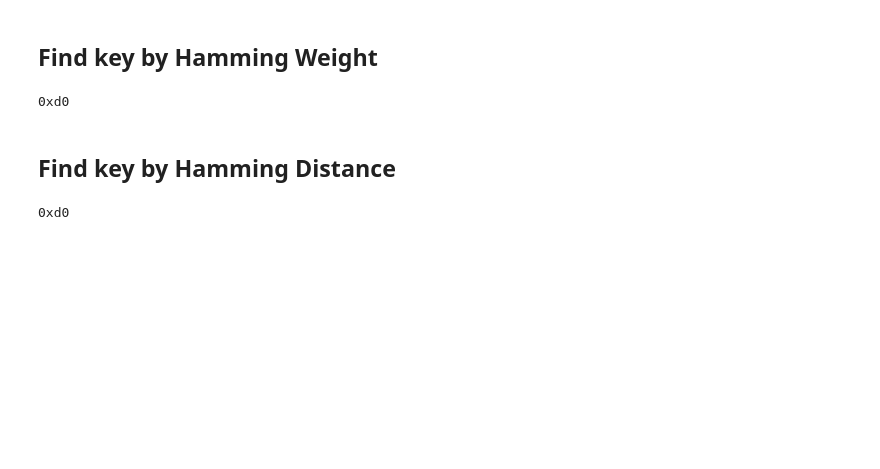
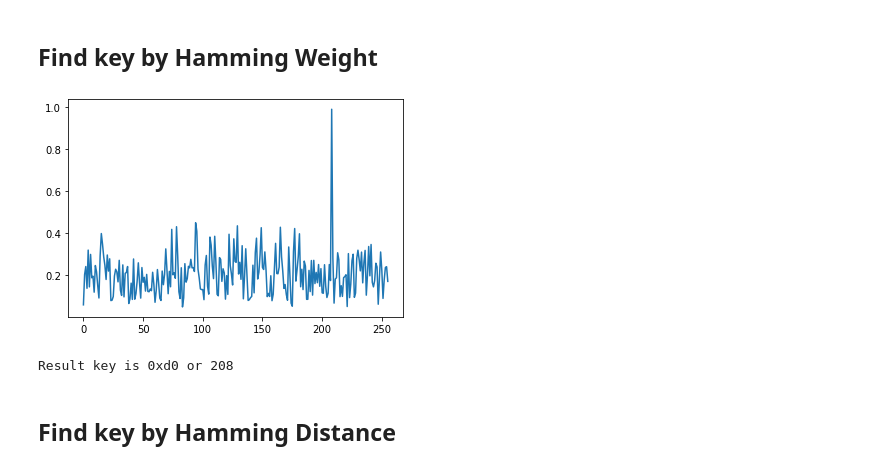
Before and after one commit to kfirgirstein/Hardware_Security_HW_049017, a Jupyter notebook: HW/HW2/part1.ipynb, the cells around one changed output. Drawn from its saved outputs; the diff is of its cells as text; code cells hidden in the pictures; blank space fills up the shorter version.

```diff
--- a/HW/HW2/part1.ipynb
+++ b/HW/HW2/part1.ipynb
@@ -16,13 +26,18 @@ At the end of this stage you have "in your hands" two matrices with the help of
 # %%
-CIPHERFILE_PATH = "./Resources/CIPHERFILE.dat"
+AVICHART_PATH = "./Resources/AVICHART.dat"
 SAMPLEFILE_PATH = "./Resources/SAMPLEFILE.dat"
 SAMPLEFILE_HD_PATH = "./Resources/SAMPLEFILE_HD.dat"
 SAMPLEFREQFILE_PATH = "./Resources/SAMPLEFREQFILE.dat"
 # %%
-cipher = []
-with open(CIPHERFILE_PATH,"r") as fp:
+HD_table = []
+HW_table = []
+C_P_table = []
+with open(AVICHART_PATH,"r") as fp:
     for line in fp:
-        cipher += [line.split()]
-display(len(cipher))
+        temp = line.split()
+        C_P_table += [[temp[0],temp[1]]]
+        HW_table += [temp[2:14]]
+        HD_table += [temp[14:]]
+display(len(C_P_table))
 # %% [output]
 5000
@@ -83,15 +135,18 @@ InvSbox = (
 
 # TARGET_BYTE = 4
 BIT_MASK = 2**5
+HW_max_list = []
+HD_max_list = []
+keys_guesses = [i for i in range(256)]
 # %% [markdown]
 ## Find key by Hamming Weight
 # %%
 key = -1
 _max = 0
-for key_guess in range(256):
-    p_0 = np.zeros(12)
+for key_guess in keys_guesses:
+    p_0 = np.zeros(12) #The differences are averages of LSB = 0
     n_0 = 0
-    p_1 = np.zeros(12)
+    p_1 = np.zeros(12) #The differences are averages of LSB = 1
     n_1 = 0
     for idx in range(256):
         select_bit = 0 if (InvSbox[key_guess ^ idx] & BIT_MASK == 0) else 1
@@ -104,8 +159,8 @@ for key_guess in range(256):
 
     if (n_0 != 0 and n_1 != 0):
         dom = np.abs(p_0/n_0 - p_1/n_1)
-        dom_max = np.sum(dom)
-        # print(dom_max)
+        dom_max = np.max(dom)
+        HW_max_list.append(dom_max)
 
         if (dom_max > _max):
             _max = dom_max
@@ -113,17 +168,19 @@ for key_guess in range(256):
 
     else:
         print(str(idx) + " Failed")
-
-key_hw = key
-print(key_hw)
-# %% [output]
-0xd0
+# %%
+plt.plot(keys_guesses,HW_max_list)
+plt.show()
+print(f"Result key is {key} or {int(key,16)}")
+# %% [output]
+[figure, added]
+Result key is 0xd0 or 208
 # %% [markdown]
 ## Find key by Hamming Distance
 # %%
 key = -1
 _max = 0
-for key_guess in range(256):
+for key_guess in keys_guesses:
     p_0 = np.zeros(11)
     n_0 = 0
     p_1 = np.zeros(11)
@@ -140,6 +197,7 @@ for key_guess in range(256):
     if (n_0 != 0 and n_1 != 0):
         dom = np.abs(p_0/n_0 - p_1/n_1)
         dom_max = np.max(dom)
+        HD_max_list.append(dom_max)
 
         if (dom_max > _max):
             _max = dom_max
@@ -147,8 +205,3 @@ for key_guess in range(256):
 
     else:
         print(str(idx) + " Failed")
-
-key_hd = key
-print(key_hd)
-# %% [output]
-0xd0
```
Also changed, not shown: parts of 18 cells of this notebook, 17 other files.
